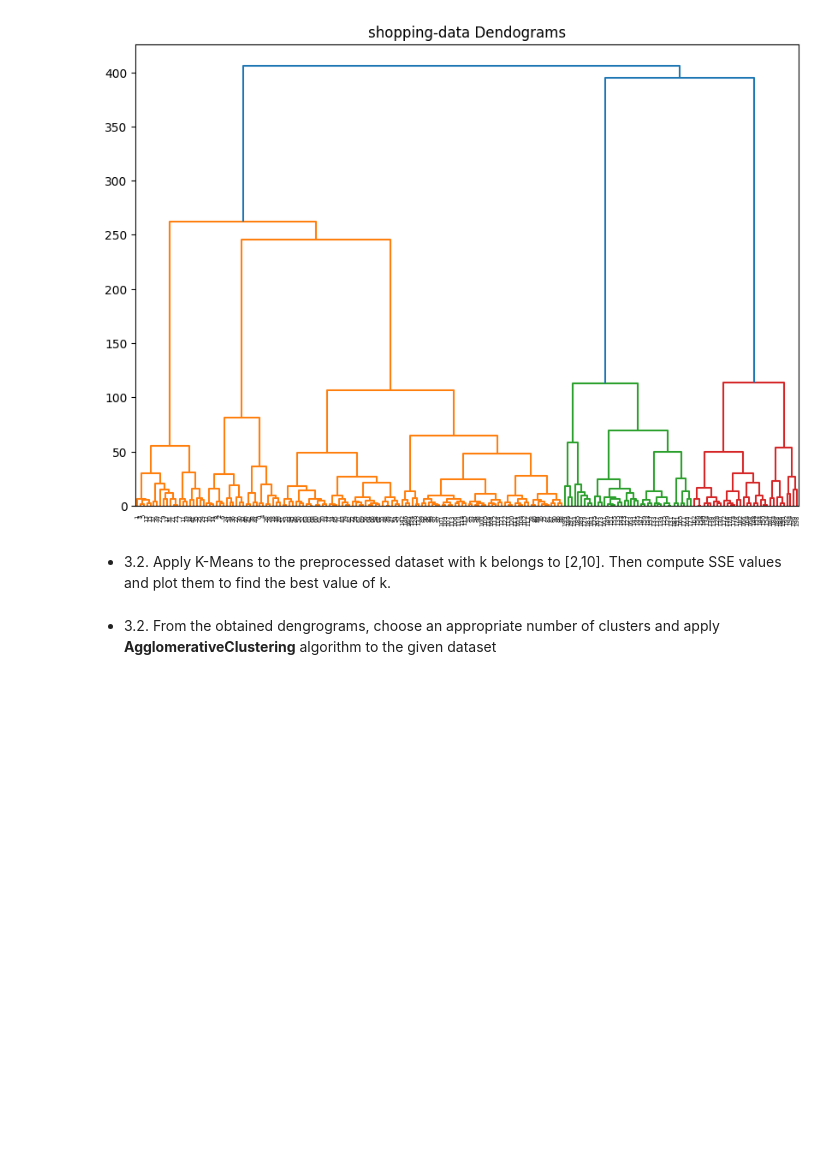
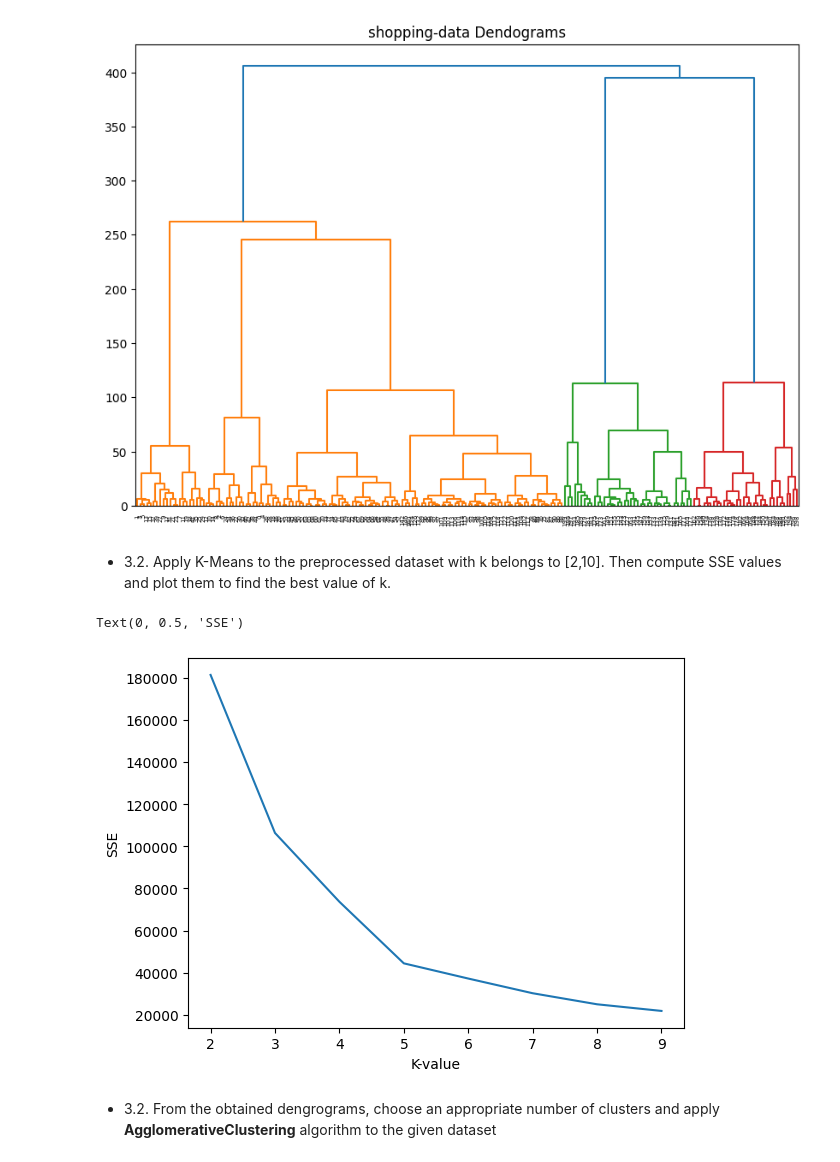
Before and after one commit to NguyenThiTrucMai/MayHoc, a Jupyter notebook: Lab_7_20130321_NguyenThiTrucMai.ipynb, the cells around one changed output. Saved outputs shown, nothing was run; the diff lists cells and outputs as text; code cells hidden in the pictures; blank space fills up the shorter version.

```diff
--- a/Lab_7_20130321_NguyenThiTrucMai.ipynb
+++ b/Lab_7_20130321_NguyenThiTrucMai.ipynb
@@ -261,11 +271,18 @@ dend = shc.dendrogram(shc.linkage(datas.iloc[:, 3:5].values, method='ward'))
 # %%
 #code
 
 sse = []
 for k in range(2, 10):
   kmeans = KMeans(n_clusters=k, max_iter=300, n_init=10, random_state = 42)
   kmeans.fit(datas.iloc[:, 3:5].values)
   sse.append(kmeans.inertia_)
+
+plt.plot(range(2,10), sse)
+plt.xlabel('K-value')
+plt.ylabel('SSE')
+# %% [output]
+Text(0, 0.5, 'SSE')
+[figure, added]
 # %% [markdown]
 *   3.2. From the obtained dengrograms, choose an appropriate number of clusters and apply **AgglomerativeClustering** algorithm to the given dataset
 # %%
```
Also changed, not shown: parts of 5 cells of this notebook.
